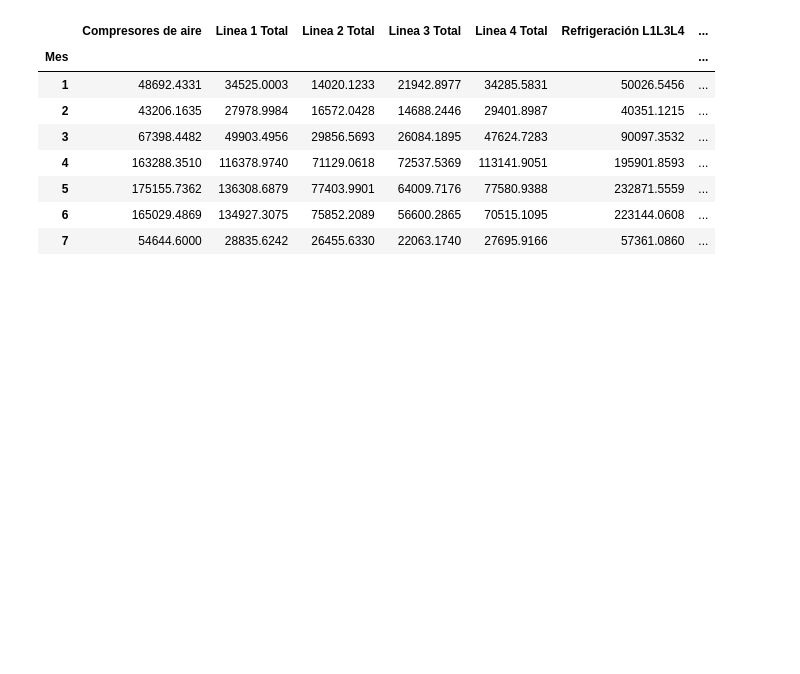
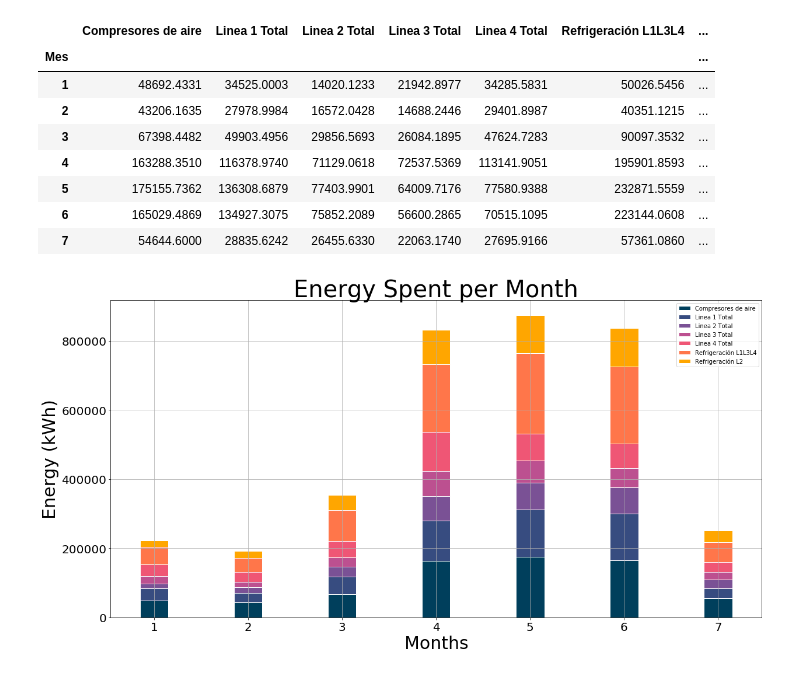
Before and after one commit to Axioma42/Project1, a Jupyter notebook: Project1.ipynb, the cells around one changed output. Saved outputs shown, nothing was run; the diff lists cells and outputs as text; code cells hidden in the pictures; blank space fills up the shorter version.

```diff
--- a/Project1.ipynb
+++ b/Project1.ipynb
@@ -517,0 +700,52 @@ plt.bar(datos_regresion)
+# %%
+# Preparar datos para la grafica de barras apiladas
+compresores_bar = [datos_regresion["Compresores de aire"] for mes_no in datos_regresion]
+L1_bar = [datos_regresion["Linea 1 Total"] for mes_no in datos_regresion.index]
+L2_bar = [datos_regresion["Linea 2 Total"] for mes_no in datos_regresion.index]
+L3_bar = [datos_regresion["Linea 3 Total"] for mes_no in datos_regresion.index]
+L4_bar = [datos_regresion["Linea 4 Total"] for mes_no in datos_regresion.index]
+Ref_L1L3L4_bar = [datos_regresion["Refrigeración L1L3L4"] for mes_no in datos_regresion.index]
+Ref_L2_bar = [datos_regresion["Refrigeración L2"] for mes_no in datos_regresion.index]
+
+compresores_bar = compresores_bar[0]
+L1_bar = L1_bar[0]
+L2_bar = L2_bar[0]
+L3_bar = L3_bar[0]
+L4_bar = L4_bar[0]
+Ref_L1L3L4_bar = Ref_L1L3L4_bar[0]
+Ref_L2_bar = Ref_L2_bar[0]
+# %%
+#Se rea una grafica de barras apiladas para el consumo mensual
+
+plt.figure(figsize=(20,10))
+
+N = 7
+ind = np.arange(N)
+width = 0.3
+
+bars_sum1 = np.add(compresores_bar, L1_bar).tolist()
+bars_sum2 = np.add(bars_sum1, L2_bar).tolist()
+bars_sum3 = np.add(bars_sum2, L3_bar).tolist()
+bars_sum4 = np.add(bars_sum3, L4_bar).tolist()
+bars_sum5 = np.add(bars_sum4, Ref_L1L3L4_bar).tolist()
+bars_sum6 = np.add(bars_sum5, Ref_L2_bar).tolist()
+
+p1 = plt.bar(ind, compresores_bar, width, edgecolor='white', color = "#003f5c")
+p2 = plt.bar(ind, L1_bar, width, bottom=compresores_bar, edgecolor='white', color = "#374c80")
+p3 = plt.bar(ind, L2_bar, width, bottom=bars_sum1, edgecolor='white', color = "#7a5195")
+p4 = plt.bar(ind, L3_bar, width, bottom=bars_sum2, edgecolor='white', color = "#bc5090")
+p5 = plt.bar(ind, L4_bar, width, bottom=bars_sum3, edgecolor='white', color = "#ef5675")
+p6 = plt.bar(ind, Ref_L1L3L4_bar, width, bottom=bars_sum4, edgecolor='white', color = "#ff764a")
+p7 = plt.bar(ind, Ref_L2_bar, width, bottom=bars_sum5, edgecolor='white', color="#ffa600")
+
+plt.xticks(ind, ("1", "2", "3", "4", "5", "6", "7"), fontsize=20)
+plt.yticks(fontsize=20)
+plt.legend((p1[0], p2[0], p3[0], p4[0], p5[0], p6[0], p7[0]), ("Compresores de aire", "Linea 1 Total", "Linea 2 Total", "Linea 3 Total", "Linea 4 Total", "Refrigeración L1L3L4", "Refrigeración L2"))
+plt.title('Energy Spent per Month', fontsize=40)
+plt.ylabel('Energy (kWh)', fontsize=30)
+plt.xlabel('Months',fontsize=30)
+plt.grid()
+
+plt.show()
+# %% [output]
+[figure, added]
```
Also changed, not shown: parts of 38 cells of this notebook, 3 other files.
